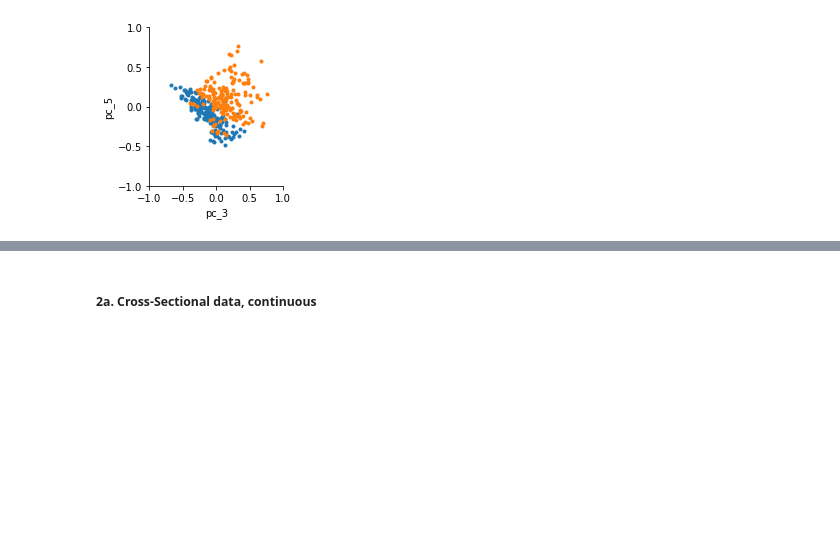
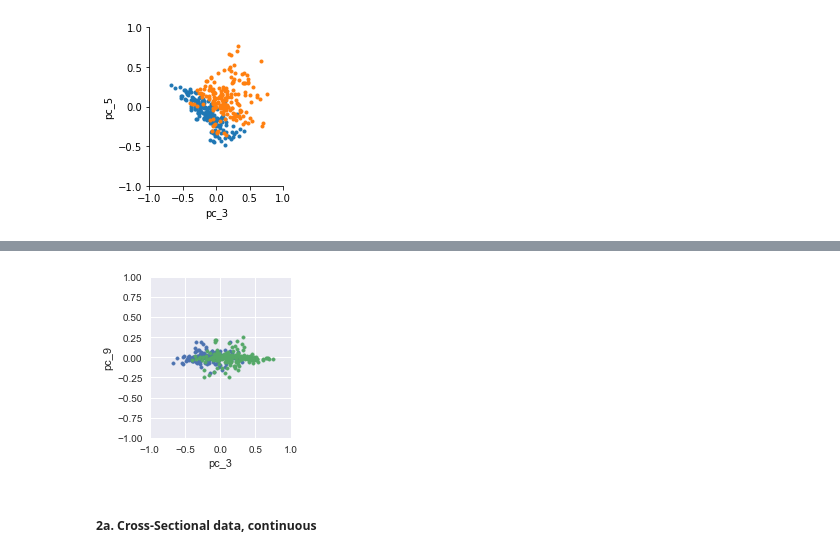
Before and after one commit to jlouie3/Conda_Notebooks, a Jupyter notebook: Projects/DementiaPrediction/1_Intro_and_Import.ipynb, the cells around one changed output, grey strips where cells are left out. Drawn from its saved outputs; the diff is of its cells as text; code cells hidden in the pictures; blank space fills up the shorter version.

```diff
--- a/Projects/DementiaPrediction/1_Intro_and_Import.ipynb
+++ b/Projects/DementiaPrediction/1_Intro_and_Import.ipynb
@@ -226,3 +234,9 @@ plt.show()
+# %%
+# Plot single pair of principal components
+g = sns.FacetGrid(data=pca_df, hue='Group', xlim=(-1,1), ylim=(-1,1))
+g = g.map(plt.scatter, "pc_3", "pc_9", marker='.')
+# %% [output]
+[figure, added]
 # %% [markdown]
 ##### 2a. Cross-Sectional data, continuous
 # %%
```
Also changed, not shown: parts of 5 cells of this notebook.
